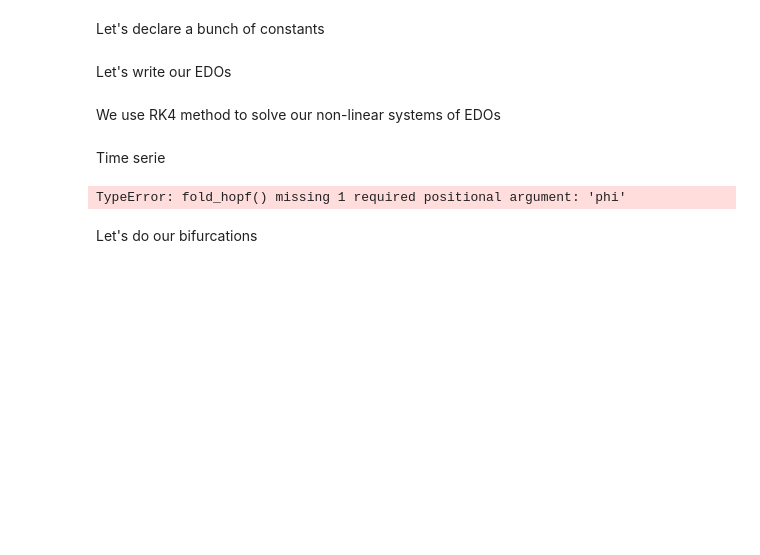
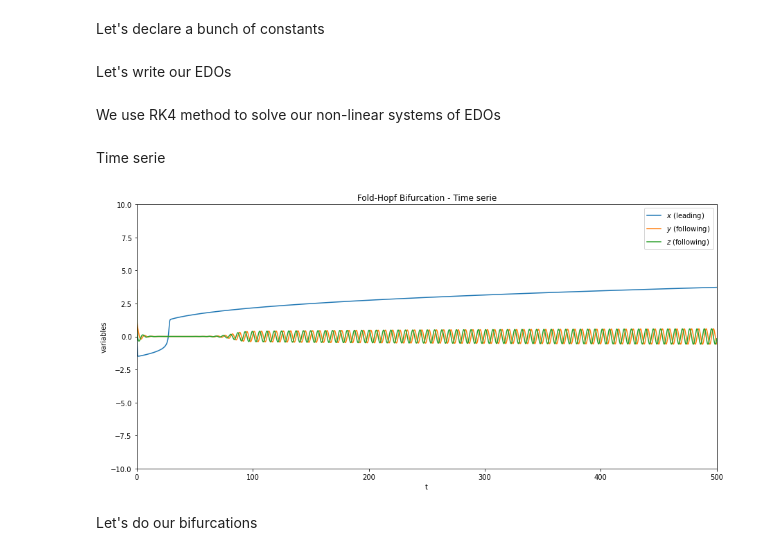
Before and after one commit to Mathieu-R/climate-tipping-points, a Jupyter notebook: notebooks/Bifurcations.ipynb, the cells around one changed output. Drawn from its saved outputs; the diff is of its cells as text; code cells hidden in the pictures; blank space fills up the shorter version.

```diff
--- a/notebooks/Bifurcations.ipynb
+++ b/notebooks/Bifurcations.ipynb
@@ -76,60 +81,41 @@ class time_series():
     self.time_range = np.arange(t_init, t_fin + time_step, time_step)
     self.legends = ["$x$ (leading)", "$y$ (following)", "$z$ (following)"]
 
-  # linear coupling parameter
-  # proposed by Dekker et al. article
-  def gamma(self, x):
-    return (-0.1 + 0.12*x)
-
-  def derivatives(self, tn, v):
-    k1 = fold_hopf(self, tn, v)
-    k2 = fold_hopf(self, tn + (self.time_step / 2), v + ((self.time_step / 2) * k1))
-    k3 = fold_hopf(self, tn + (self.time_step / 2), v + ((self.time_step / 2) * k2))
-    k4 = fold_hopf(self, tn + self.time_step, v + (self.time_step * k3))
-    return (k1 + 2*k2 + 2*k3 + k4)
 
   def rk4(self):
     # [x0, y0, z0]
     v = self.initial_conditions[0]
 
     for t in self.time_range:
       if t == self.t_fin: break # LOL
 
       # increase forcing parameter
-      self.phi += 0.01
+      self.phi += 0.001
 
-      v += (self.time_step / 6) * self.derivatives(t, v)
+      v += rk4(fold_hopf, self.time_step, v, gamma, self.phi)
       self.dataset = np.append(self.dataset, [v.copy()], axis=0)
-
-    # results = solve_ivp(
-    #   fun=fold_hopf,
-    #   t_span=(self.t_init, self.t_fin),
-    #   t_eval=self.time_range,
-    #   y0=self.initial_conditions,
-    #   first_step=self.time_step,
-    #   method="RK45",
-    #   args=(self.phi, self.gamma,)
-    # )
 
     self.plot()
 
   def plot(self):
-    fig, ax = plt.subplots()
+    fig, ax = plt.subplots(figsize=(15, 7))
 
     l1, = ax.plot(self.time_range, self.dataset[:,0])
     l2, = ax.plot(self.time_range, self.dataset[:,1])
     l3, = ax.plot(self.time_range, self.dataset[:,2])
 
     plt.xlabel("t")
     plt.ylabel("variables")
+    plt.xlim(0,500)
+    plt.ylim(-10,10)
     plt.legend(self.legends, loc="upper right")
     plt.title("Fold-Hopf Bifurcation - Time serie")
     plt.show()
 
 time_serie = time_series()
 time_serie.rk4()
 # %% [output]
-TypeError: fold_hopf() missing 1 required positional argument: 'phi'
+[figure, added]
 # %% [markdown]
 Let's do our bifurcations
 # %%
```
Also changed, not shown: parts of 4 cells of this notebook, 3 other files.
